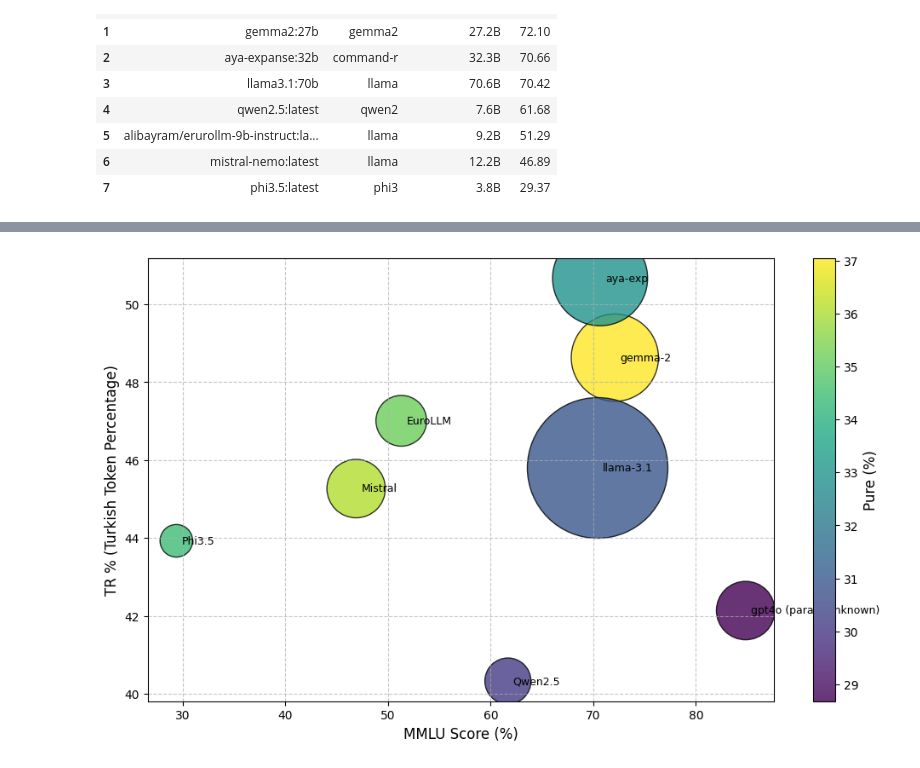
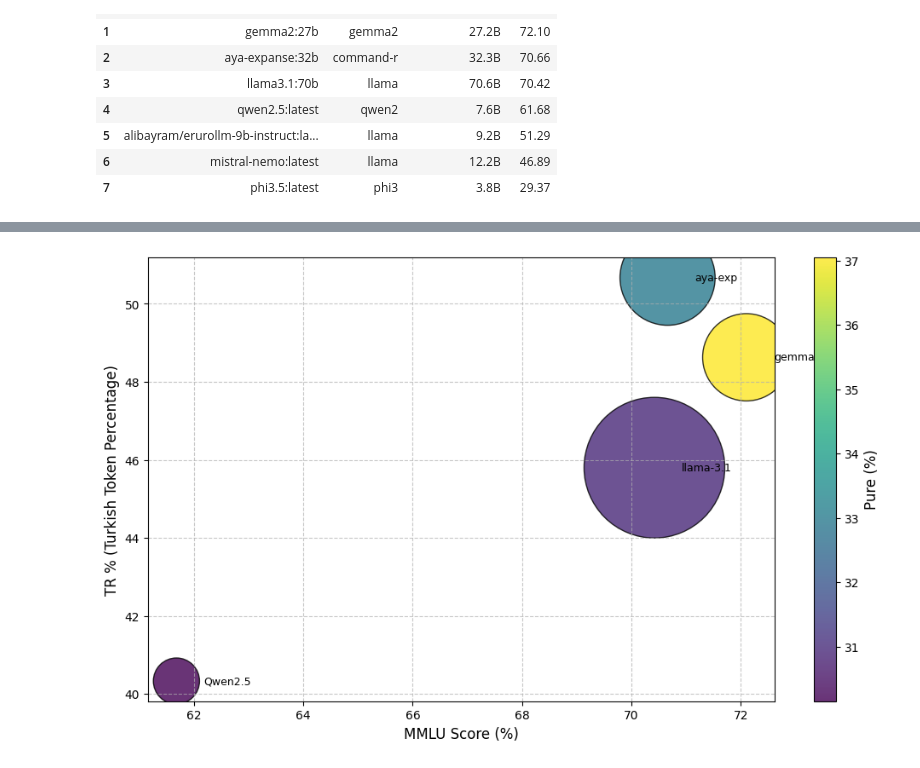
Before and after one commit to malibayram/tokenizer_benchmark, a Jupyter notebook: test_tokenizer.ipynb, the cells around one changed output, grey strips where cells are left out. Drawn from its saved outputs; the diff is of its cells as text; code cells hidden in the pictures.

```diff
--- a/test_tokenizer.ipynb
+++ b/test_tokenizer.ipynb
@@ -293,13 +290,13 @@ import matplotlib.pyplot as plt
 import numpy as np
 
 # Data from the analysis
-tokenizers = ['gemma-2', 'llama-3.1', 'EuroLLM', 'Qwen2.5', 'aya-exp', 'Mistral', 'Phi3.5', 'gpt4o']
-mmlu_scores = [72.10, 70.42, 51.29, 61.68, 70.66, 46.89, 29.37, 84.84]
-tr_percent = [48.63, 45.80, 47.01, 40.33, 50.67, 45.27, 43.93, 42.14]
-pure_percent = [37.05, 30.91, 35.17, 30.15, 32.96, 36.08, 34.42, 28.68]
+tokenizers = ['gemma-2', 'llama-3.1', 'Qwen2.5', 'aya-exp']
+mmlu_scores = [72.10, 70.42, 61.68, 70.66]
+tr_percent = [48.63, 45.80, 40.33, 50.67]
+pure_percent = [37.05, 30.91, 30.15, 32.96]
 
 # Parameter sizes (in billions), with None for unknown
-parameter_sizes = [27.2, 70.6, 9.2, 7.6, 32.3, 12.2, 3.8, None]  # gpt4o unknown
+parameter_sizes = [27.2, 70.6, 7.6, 32.3]  #
 
 # Determine a default size for the unknown parameter
 # For example, use the median of known sizes
@@ -313,34 +310,31 @@ parameter_sizes = [default_size if p is None else p for p in parameter_sizes]
 size_scale = 200
 marker_sizes = [p * size_scale for p in parameter_sizes]
 
 fig, ax = plt.subplots(figsize=(10, 6))
 
 # Create a scatter plot with color mapped to Pure%
 sc = ax.scatter(mmlu_scores, tr_percent, c=pure_percent, s=marker_sizes,
                 cmap='viridis', alpha=0.8, edgecolor='black')
 
 # Add text labels for each point
 for i, tok in enumerate(tokenizers):
     label_text = tok
-    # Indicate if parameter size was unknown
-    if tok == 'gpt4o':
-        label_text += " (param unknown)"
     ax.text(mmlu_scores[i] + 0.5, tr_percent[i], label_text, fontsize=9, va='center')
 
 # Colorbar for Pure%
 cbar = plt.colorbar(sc)
 cbar.set_label('Pure (%)', fontsize=12)
 
 # Set axes labels and title
 ax.set_xlabel('MMLU Score (%)', fontsize=12)
 ax.set_ylabel('TR % (Turkish Token Percentage)', fontsize=12)
 # ax.set_title('Model Comparison: MMLU vs TR%, Parameter Size (Unknown for gpt4o), and Pure%', fontsize=14)
 
 # Optional grid
 ax.grid(True, linestyle='--', alpha=0.7)
 
 plt.tight_layout()
 plt.savefig("model_comparison.png")
 plt.show()
 # %% [output]
-[figure, old version]
+[figure, new version]
```
Also changed, not shown: parts of 12 cells of this notebook, 4 other files.
